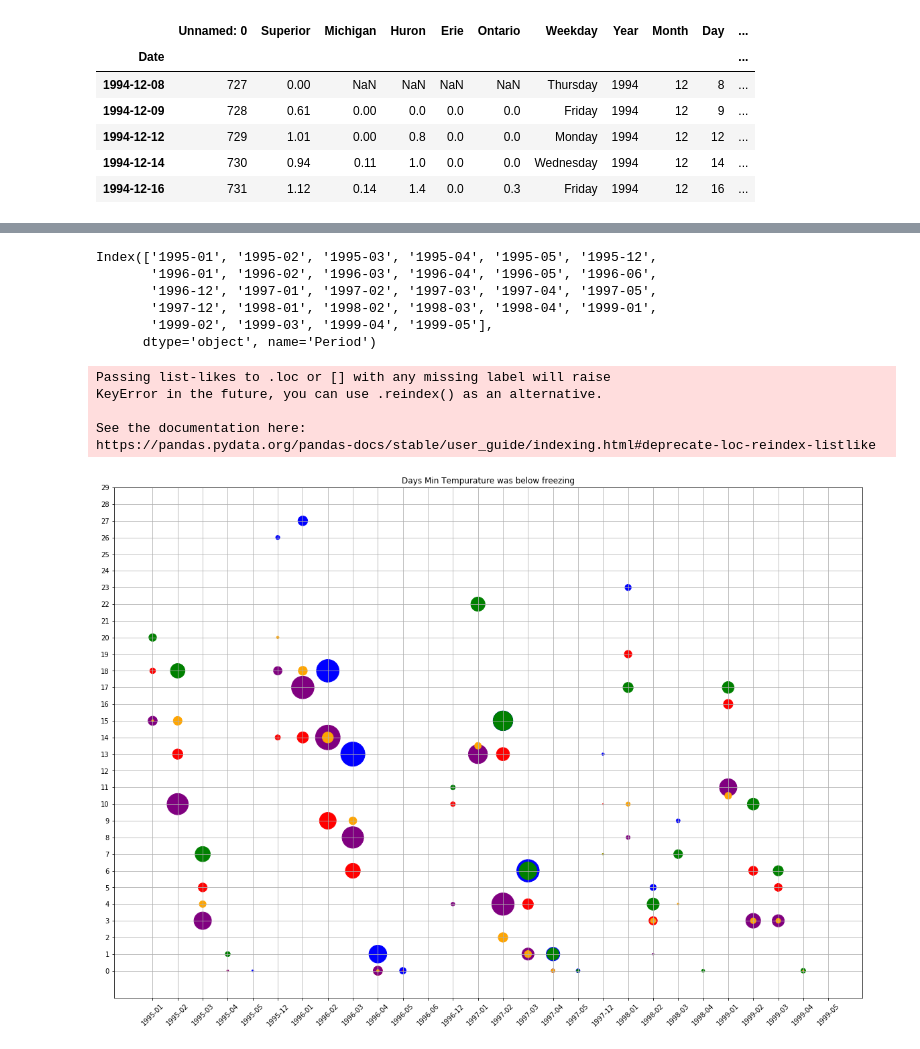
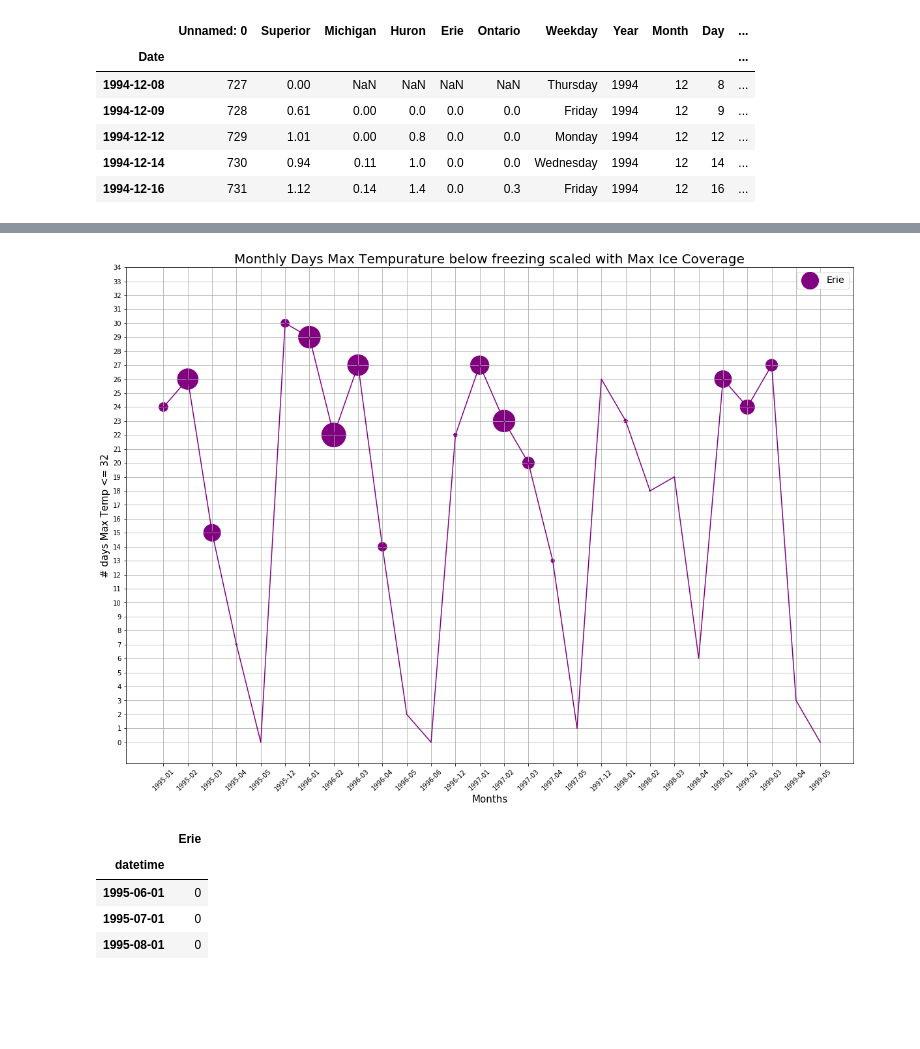
Before and after one commit to JansenKat/SMMBBGKJ-TTH-Prj1, a Jupyter notebook: notebooks/plot_api_var.ipynb, the cells around one changed output, grey strips where cells are left out. Cells and saved outputs as stored; diff of their text form; code cells hidden in the pictures; blank space fills up the shorter version.

Commit message:
Limit plot to Erie. Add datetime 0s to missing months.

```diff
--- a/notebooks/plot_api_var.ipynb
+++ b/notebooks/plot_api_var.ipynb
@@ -106,29 +88,24 @@ ice_mean = ice_agg('Period')
-# %%
-idx = dx32['Erie'].index.intersection(ice_mean['Erie'].index)
-idx
-# %% [output]
-Index(['1995-01', '1995-02', '1995-03', '1995-04', '1995-05', '1995-12',
-       '1996-01', '1996-02', '1996-03', '1996-04', '1996-05', '1996-06',
-       '1996-12', '1997-01', '1997-02', '1997-03', '1997-04', '1997-05',
-       '1997-12', '1998-01', '1998-02', '1998-03', '1998-04', '1999-01',
-       '1999-02', '1999-03', '1999-04', '1999-05'],
-      dtype='object', name='Period')
+# %%
+dx32_p = datatype_agg('DX32','Period')
+dt32_p = datatype_agg('DT32','Period')
+ice_mean_p = ice_agg('Period')
 # %%
+#This plot does not display all 12 months in each year. Only the months with ice are displayed.
+
 plt.figure(figsize=(20,14))
-plt.title('Days Min Tempurature was below freezing')
-#plt.xticks(np.arange(dt32['Erie'].index[0],dt32['Erie'].index[1]),rotation=45)
-for lake in lakes:
-    #plt.plot(idx,dx32[lake].loc[idx],c=lake_colors_d[lake])
-    plt.scatter(idx,dx32[lake].loc[idx],ice_mean[lake].loc[idx]*15,c=lake_colors_d[lake])
+plt.title('Monthly Days Max Tempurature below freezing scaled with Max Ice Coverage',fontsize=20)
 
+lake = 'Erie'
+idx = dt32_p[lake].index.intersection(ice_mean_p[lake].index)
+plt.plot(idx,dt32_p[lake].loc[idx],c=lake_colors_d[lake])
+plt.scatter(idx,dt32_p[lake].loc[idx],ice_mean_p[lake].loc[idx]*15,c=lake_colors_d[lake],label=f"{lake}")
+
+plt.xlabel('Months',fontsize=15)
+plt.ylabel('# days Max Temp <= 32',fontsize=15)
+plt.legend(fontsize='x-large',markerscale=1)
 plt.grid()
 plt.xticks(rotation=45)
-plt.yticks(np.arange(0,30,step=1))
+plt.yticks(np.arange(0,35,step=1))
 plt.show()
 # %% [output]
-Passing list-likes to .loc or [] with any missing label will raise
-KeyError in the future, you can use .reindex() as an alternative.
-
-See the documentation here:
-https://pandas.pydata.org/pandas-docs/stable/user_guide/indexing.html#deprecate-loc-reindex-listlike
-[figure, old version]
+[figure, new version]
@@ -134,0 +135,8 @@ https://pandas.pydata.org/pandas-docs/stable/user_guide/indexing.html#deprecate-
+# %%
+new_data
+# %% [output]
+|  | Erie |
+| datetime |  |
+| 1995-06-01 | 0 |
+| 1995-07-01 | 0 |
+| 1995-08-01 | 0 |
```
Also changed, not shown: parts of 16 cells of this notebook.
